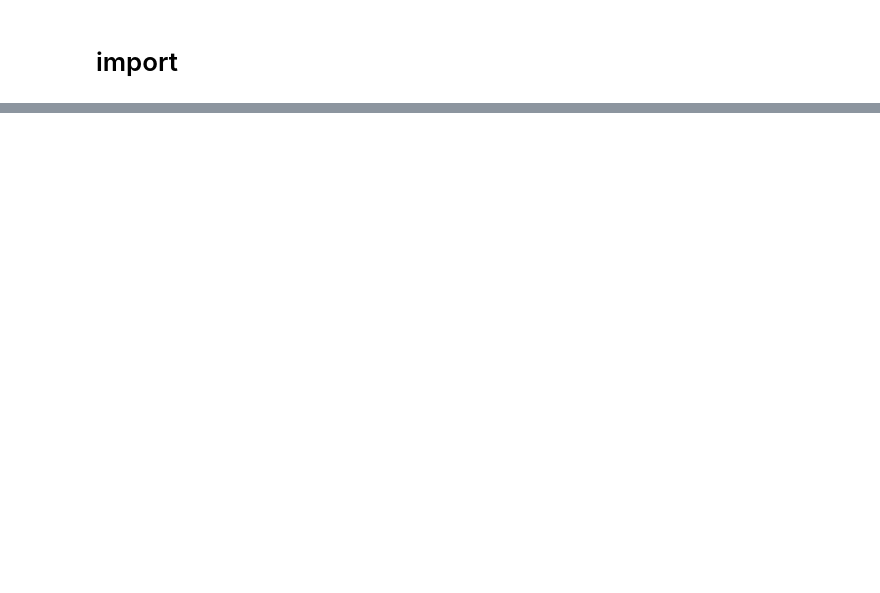
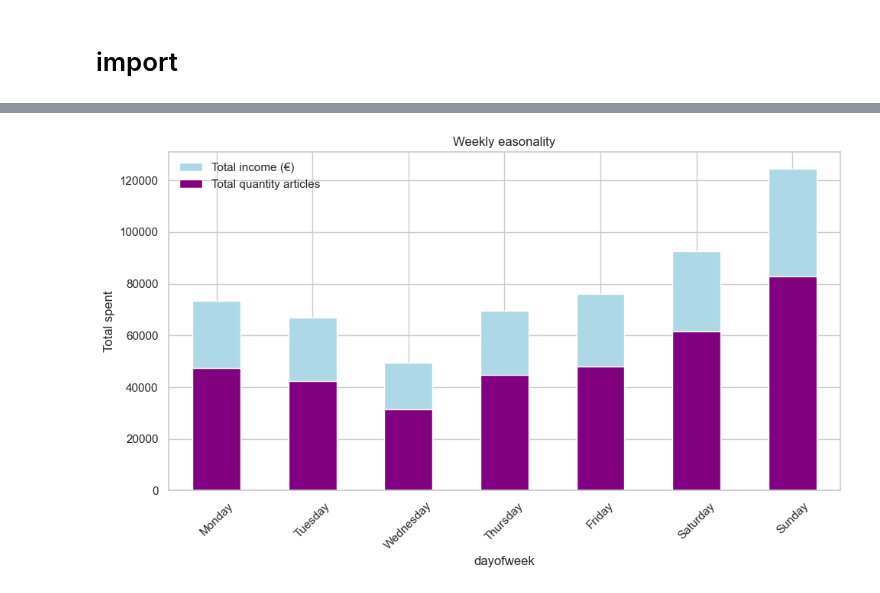
Before and after one commit to claragarciaperez9/French_bakery_forecasting, a Jupyter notebook: 01_EDA.ipynb, the cells around one changed output, grey strips where cells are left out. Cells and saved outputs as stored; diff of their text form; code cells hidden in the pictures; blank space fills up the shorter version.

```diff
--- a/01_EDA.ipynb
+++ b/01_EDA.ipynb
@@ -265,0 +3,11 @@ popularity[popularity["article"]=="FORMULE SANDWICH"]
+# %%
+import pandas as pd
+import matplotlib.pyplot as plt
+from pathlib import Path
+import seaborn as sns
+import matplotlib.pyplot as plt
+plt.style.use('seaborn-v0_8-darkgrid')  # ou un autre style disponible
+sns.set_theme(style="whitegrid")
+# %%
+df = pd.read_csv("data_tmp/bakery_sales_reduit.csv")
+df_ticket = pd.read_csv("data_tmp/bakery_tickets.csv")
@@ -265,0 +199,12 @@ popularity[popularity["article"]=="FORMULE SANDWICH"]
+# %%
+fig, ax = plt.subplots(figsize=(10, 6))
+df_ticket.groupby('dayofweek')['total_spent'].sum().plot(kind='bar', color='lightblue', ax=ax, label="Total income (€)")
+df_ticket.groupby('dayofweek')['total_quantity_articles'].sum().plot(kind='bar', color='purple', ax=ax, label="Total quantity articles")
+ax.set_xticklabels(['Monday', 'Tuesday', 'Wednesday', 'Thursday', 'Friday', 'Saturday', 'Sunday'], rotation=45)
+ax.set_ylabel("Total spent")
+ax.set_title("Weekly easonality")
+ax.legend()
+plt.tight_layout()
+plt.show()
+# %% [output]
+[figure, added]
```
Also changed, not shown: parts of 42 cells of this notebook.
